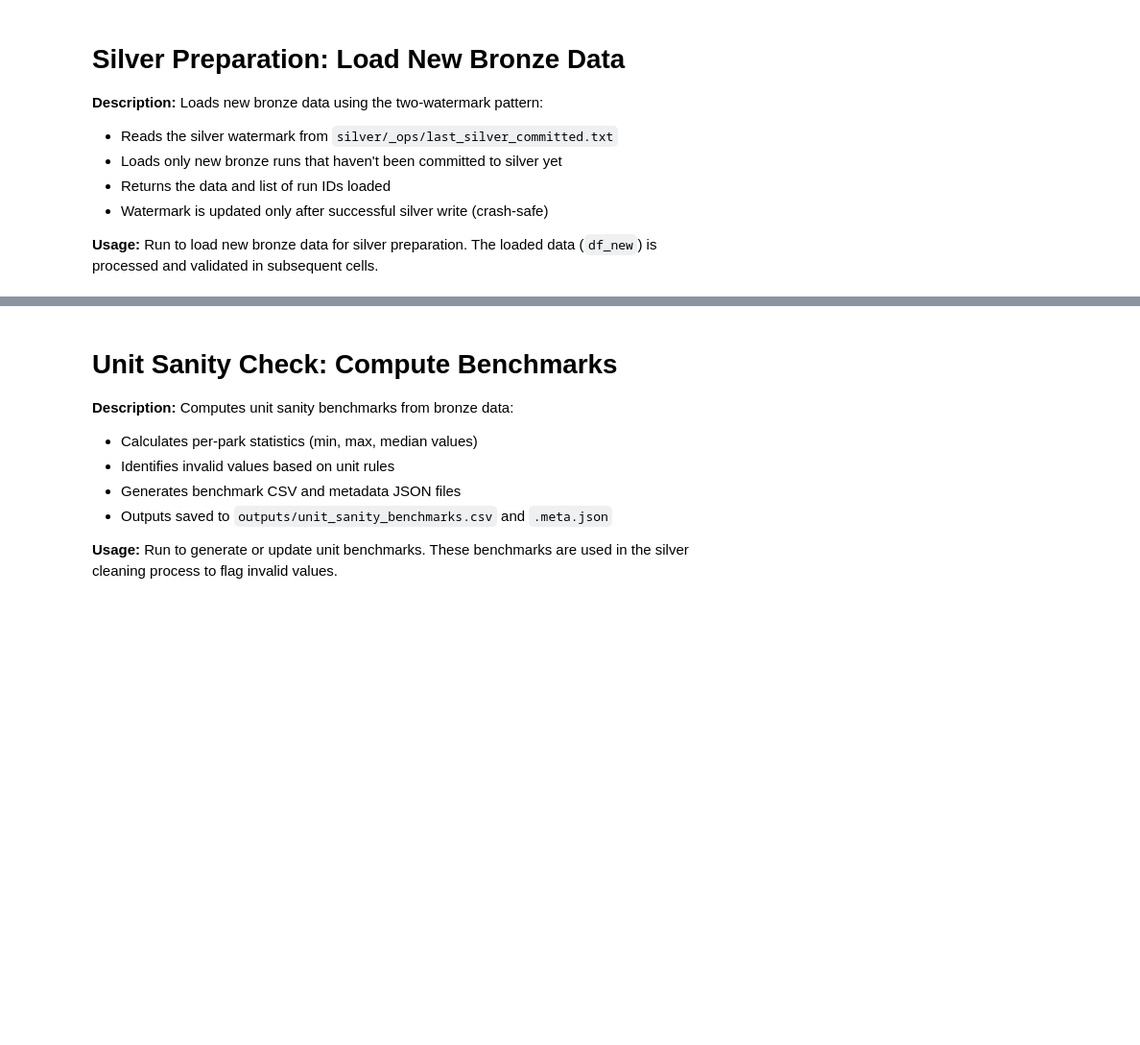
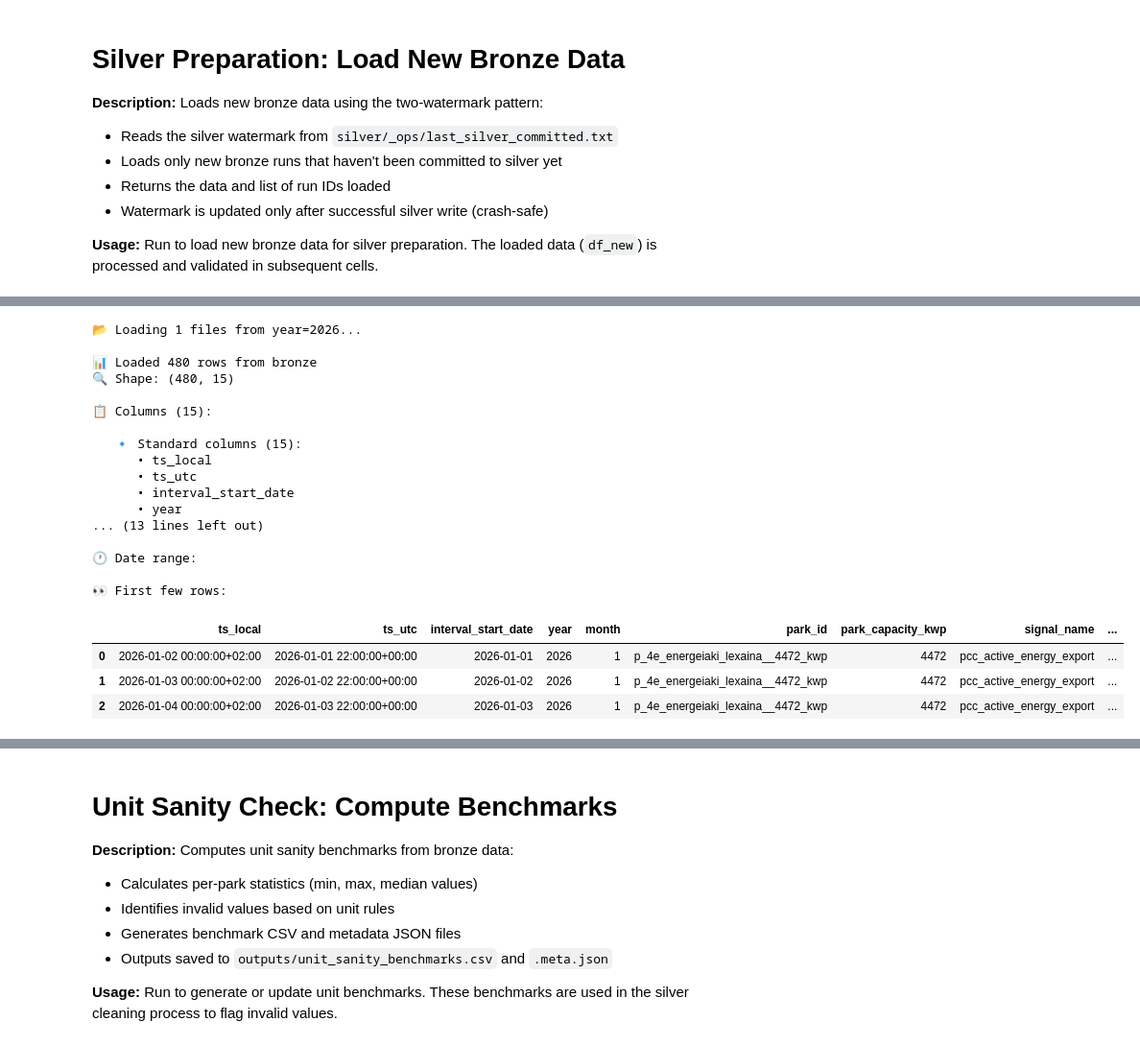
Before and after one commit to steliosvliaros/daily_avg_pv_kpi_heatmap, a Jupyter notebook: notebooks/01_prototype_pvgis_pi_heatmap.ipynb, the cells around one changed output, grey strips where cells are left out. Shown at 96% size. Saved outputs shown, nothing was run; the diff lists cells and outputs as text; code cells hidden in the pictures; blank space fills up the shorter version.

```diff
--- a/notebooks/01_prototype_pvgis_pi_heatmap.ipynb
+++ b/notebooks/01_prototype_pvgis_pi_heatmap.ipynb
@@ -411,0 +431,71 @@ Run to load new bronze data for silver preparation. The loaded data (`df_new`) i
+# %%
+# Load bronze data into DataFrame from recent files
+# Load files from 2026 to avoid schema conflicts
+
+year_2026_files = [f for f in parquet_files if "year=2026" in str(f)]
+print(f"📂 Loading {len(year_2026_files)} files from year=2026...")
+
+if year_2026_files:
+    # Load each file separately and concatenate to handle schema drift
+    dfs = []
+    for f in year_2026_files[:10]:  # Load first 10 files for inspection
+        try:
+            df_part = pd.read_parquet(f)
+            dfs.append(df_part)
+        except Exception as e:
+            print(f"⚠️  Skipped {f.name}: {e}")
+
+    if dfs:
+        df_bronze_sample = pd.concat(dfs, ignore_index=True, sort=False)
+
+        print(f"\n📊 Loaded {len(df_bronze_sample):,} rows from bronze")
+        print(f"🔍 Shape: {df_bronze_sample.shape}")
+        print(f"\n📋 Columns ({len(df_bronze_sample.columns)}):")
+
+        # Group columns by category
+        measurement_cols = [c for c in df_bronze_sample.columns if '__' in c]
+        other_cols = [c for c in df_bronze_sample.columns if '__' not in c]
+
+        print(f"\n   🔹 Standard columns ({len(other_cols)}):")
+        for col in other_cols:
+            print(f"      • {col}")
+
+        print(f"\n   🔹 Measurement columns ({len(measurement_cols)}):")
+        for i, col in enumerate(measurement_cols[:20], 1):  # Show first 20
+            print(f"      {i:3d}. {col}")
+        if len(measurement_cols) > 20:
+            print(f"      ... and {len(measurement_cols) - 20} more")
+
+        print(f"\n🕐 Date range:")
+        if 'datetime' in df_bronze_sample.columns:
+            print(f"   Min: {df_bronze_sample['datetime'].min()}")
+            print(f"   Max: {df_bronze_sample['datetime'].max()}")
+
+        print(f"\n👀 First few rows:")
+        display(df_bronze_sample.head(3))
+    else:
+        print("❌ No data could be loaded")
+else:
+    print("❌ No files found for year=2026")
+# %% [output]
+📂 Loading 1 files from year=2026...
+
+📊 Loaded 480 rows from bronze
+🔍 Shape: (480, 15)
+
+📋 Columns (15):
+
+   🔹 Standard columns (15):
+      • ts_local
+      • ts_utc
+      • interval_start_date
+      • year
+... (13 lines left out)
+
+🕐 Date range:
+
+👀 First few rows:
+|  | ts_local | ts_utc | interval_start_date | year | month | park_id | park_capacity_kwp | signal_name | ... |
+| 0 | 2026-01-02 00:00:00+02:00 | 2026-01-01 22:00:00+00:00 | 2026-01-01 | 2026 | 1 | p_4e_energeiaki_lexaina__4472_kwp | 4472 | pcc_active_energy_export | ... |
+| 1 | 2026-01-03 00:00:00+02:00 | 2026-01-02 22:00:00+00:00 | 2026-01-02 | 2026 | 1 | p_4e_energeiaki_lexaina__4472_kwp | 4472 | pcc_active_energy_export | ... |
+| 2 | 2026-01-04 00:00:00+02:00 | 2026-01-03 22:00:00+00:00 | 2026-01-03 | 2026 | 1 | p_4e_energeiaki_lexaina__4472_kwp | 4472 | pcc_active_energy_export | ... |
```
Also changed, not shown: parts of 23 cells of this notebook, 33 other files.
